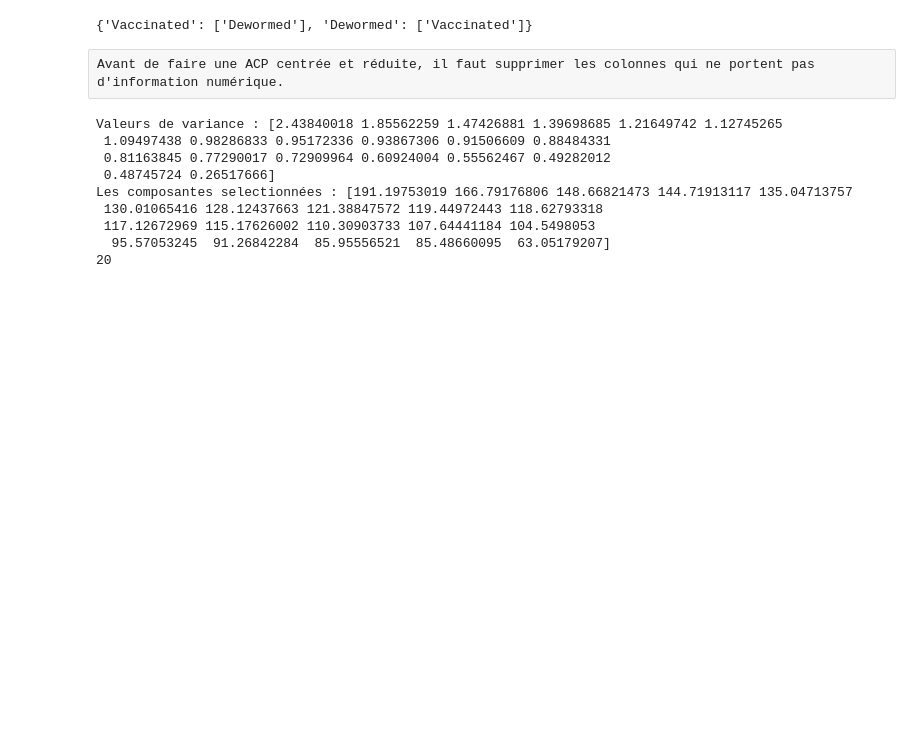
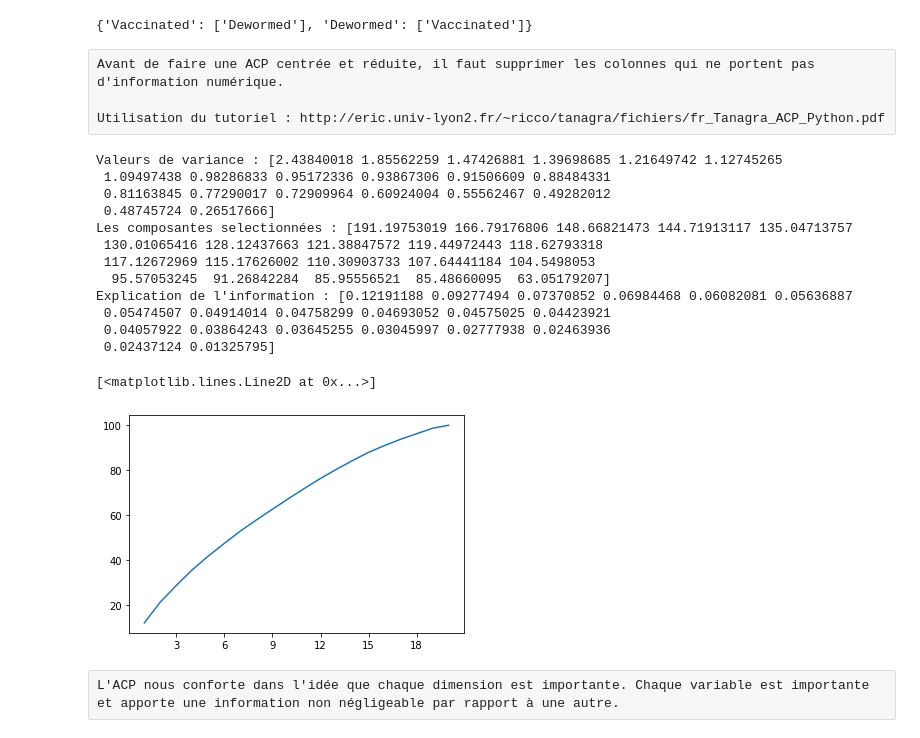
Before and after one commit to lbaret/petfinder, a Jupyter notebook: Data_Jupyter.ipynb, the cells around one changed output. Drawn from its saved outputs; the diff is of its cells as text; code cells hidden in the pictures; blank space fills up the shorter version.

```diff
--- a/Data_Jupyter.ipynb
+++ b/Data_Jupyter.ipynb
@@ -116,6 +119,8 @@ print(assoc)
 {'Vaccinated': ['Dewormed'], 'Dewormed': ['Vaccinated']}
 # %% [raw]
 Avant de faire une ACP centrée et réduite, il faut supprimer les colonnes qui ne portent pas d'information numérique.
+
+Utilisation du tutoriel : http://eric.univ-lyon2.fr/~ricco/tanagra/fichiers/fr_Tanagra_ACP_Python.pdf
 # %%
 X = df.drop(columns=['Name', 'RescuerID', 'Description', 'PetID'])
 sc = StandardScaler()
@@ -125,7 +130,7 @@ res_acp = acp.fit_transform(Z)
 # %%
 print("Valeurs de variance : {}".format(acp.explained_variance_))
 print("Les composantes selectionnées : {}".format(acp.singular_values_))
-print(len(acp.singular_values_))
+print("Explication de l'information : {}".format(acp.explained_variance_ratio_))
 # %% [output]
 Valeurs de variance : [2.43840018 1.85562259 1.47426881 1.39698685 1.21649742 1.12745265
  1.09497438 0.98286833 0.95172336 0.93867306 0.91506609 0.88484331
@@ -135,4 +140,18 @@ Les composantes selectionnées : [191.19753019 166.79176806 148.66821473 144.719
  130.01065416 128.12437663 121.38847572 119.44972443 118.62793318
  117.12672969 115.17626002 110.30903733 107.64441184 104.5498053
   95.57053245  91.26842284  85.95556521  85.48660095  63.05179207]
-20
+Explication de l'information : [0.12191188 0.09277494 0.07370852 0.06984468 0.06082081 0.05636887
+ 0.05474507 0.04914014 0.04758299 0.04693052 0.04575025 0.04423921
+ 0.04057922 0.03864243 0.03645255 0.03045997 0.02777938 0.02463936
+ 0.02437124 0.01325795]
+# %%
+y_plt = [sum(acp.explained_variance_ratio_[0:i+1])*100 for i in range(len(acp.explained_variance_ratio_))]
+x_plt = list(range(1, 21))
+ax = plt.figure().gca()
+ax.xaxis.set_major_locator(MaxNLocator(integer=True))
+plt.plot(x_plt, y_plt)
+# %% [output]
+[<matplotlib.lines.Line2D at 0x...>]
+[figure, added]
+# %% [raw]
+L'ACP nous conforte dans l'idée que chaque dimension est importante. Chaque variable est importante et apporte une information non négligeable par rapport à une autre.
```
Also changed, not shown: parts of 1 cell of this notebook.
